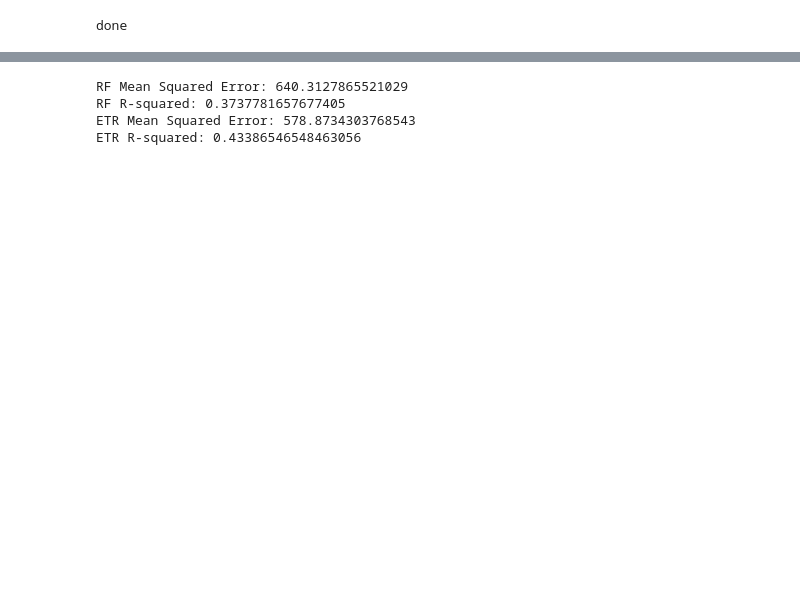
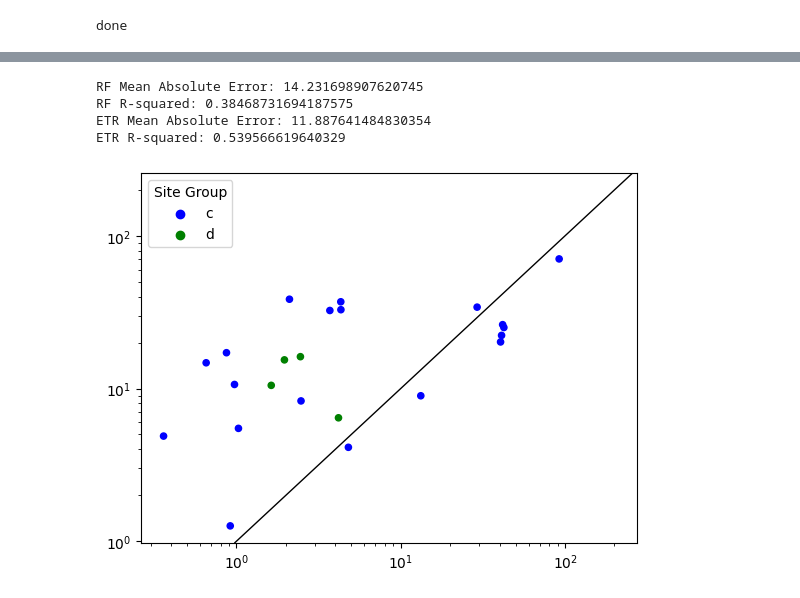
Before and after one commit to jilliangreene/sentinel3_ch4_model, a Jupyter notebook: ml_model.ipynb, the cells around one changed output, grey strips where cells are left out. Saved outputs shown, nothing was run; the diff lists cells and outputs as text; code cells hidden in the pictures; blank space fills up the shorter version.

Commit message:
model dev

```diff
--- a/ml_model.ipynb
+++ b/ml_model.ipynb
@@ -45,5 +86,5 @@ rs = 621
 #%% INITIAL TRAIN-TEST SPLIT (holdout 10% for final training)
 from sklearn.model_selection import train_test_split
 
-x_train, x_test, y_train, y_test, lon_train, lon_test, lat_train, lat_test = train_test_split(
-    features, ch4, lon, lat, test_size = 0.1, random_state = rs)
+x_train, x_test, y_train, y_test, site_train, site_test = train_test_split(
+    features, ch4, site, test_size = 0.1, random_state = rs)
@@ -95,27 +128,58 @@ y_pred = rf_regressor.predict(x_test)
 
 # Evaluate the model using R-squared
 rf_r2 = r2_score(y_test, y_pred)
-rf_mse = mean_squared_error(y_test, y_pred)
-print(f"RF Mean Squared Error: {rf_mse}")
+rf_mse = mean_absolute_error(y_test, y_pred)
+print(f"RF Mean Absolute Error: {rf_mse}")
 print("RF R-squared:", rf_r2)
 
 from sklearn.ensemble import ExtraTreesRegressor
-# Create an Extra Trees Regressor model
 etr = ExtraTreesRegressor(n_estimators=100, random_state=rs)
 
 # Train the model
 etr.fit(x_train, y_train)
 
 # Make predictions on the test set
-y_pred = etr.predict(x_test)
+etr_y_pred = etr.predict(x_test)
 
-# Evaluate the model
-etr_mse = mean_squared_error(y_test, y_pred)
-etr_r2 = r2_score(y_test, y_pred)
-print(f"ETR Mean Squared Error: {etr_mse}")
+# Evaluate the model using R-squared
+etr_r2 = r2_score(y_test, etr_y_pred)
+etr_mse = mean_absolute_error(y_test, etr_y_pred)
+print(f"ETR Mean Absolute Error: {etr_mse}")
 print("ETR R-squared:", etr_r2)
 # %% [output]
-RF Mean Squared Error: 640.3127865521029
-RF R-squared: 0.3737781657677405
-ETR Mean Squared Error: 578.8734303768543
-ETR R-squared: 0.43386546548463056
+RF Mean Absolute Error: 14.231698907620745
+RF R-squared: 0.38468731694187575
+ETR Mean Absolute Error: 11.887641484830354
+ETR R-squared: 0.539566619640329
+# %%
+# Error analysis
+preds = pd.DataFrame(y_pred, columns=['etr_pred_ch4'])
+obs = pd.DataFrame(y_test, columns=['ch4'])
+test_features = pd.DataFrame(x_test, columns=feature_names)
+
+error_df = pd.concat([obs.reset_index(drop=True), preds], axis=1)
+error_df = pd.concat([test_features.reset_index(drop=True), error_df], axis=1)
+
+site_names = pd.DataFrame(site_test, columns=["Site"])
+error_df = pd.concat([site_names.reset_index(drop=True), error_df], axis=1)
+
+# Add a column for site group names
+error_df["site_group"] = np.where(error_df["Site"].isin(["1", "2", "5", "6"]), "c", "d")
+
+# Map site_group to color
+color_map = {'c': 'blue', 'd': 'green'}
+colors = error_df['site_group'].map(color_map)
+
+plt.scatter(error_df['ch4'], error_df['etr_pred_ch4'], s=20, c=colors)
+plt.axline((0, 0), (200, 200), linewidth=1, color='black')
+plt.xscale('log')
+plt.yscale('log')
+
+# Optional: add legend manually
+for group in color_map:
+    plt.scatter([], [], c=color_map[group], label=group)
+plt.legend(title='Site Group')
+
+plt.show()
+# %% [output]
+[figure, added]
```
Also changed, not shown: parts of 17 cells of this notebook, 4 other files.
